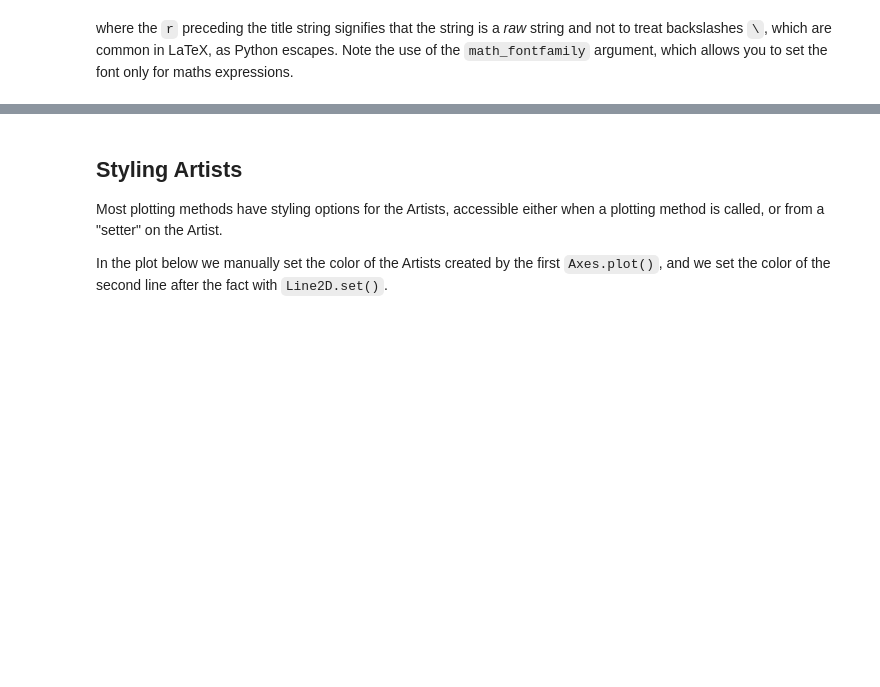
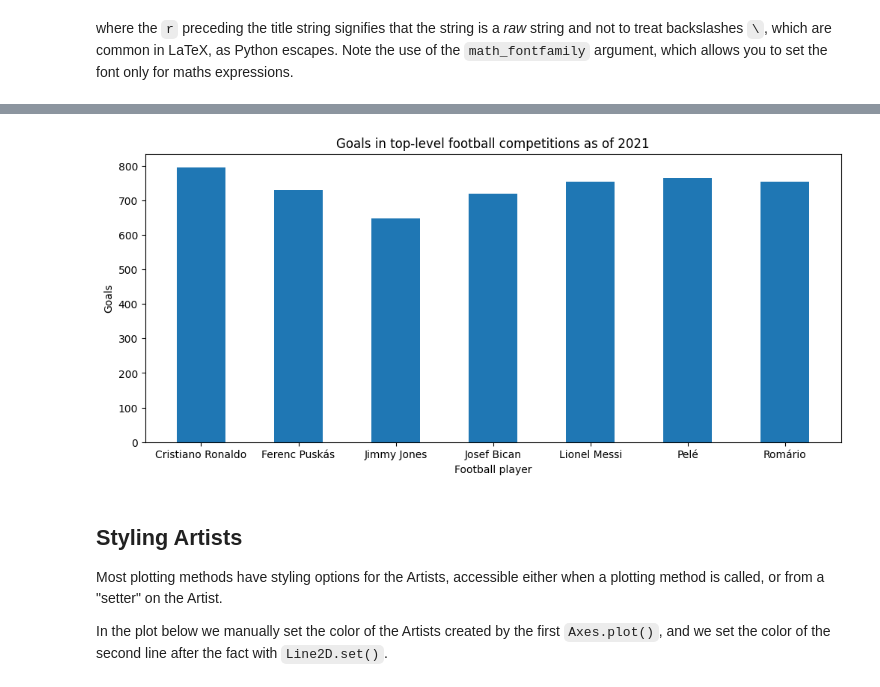
Before and after one commit to TLouf/Py4DataSci-course, a Jupyter notebook: python-school/visualization/1-basics.ipynb, the cells around one changed output, grey strips where cells are left out. Saved outputs shown, nothing was run; the diff lists cells and outputs as text; code cells hidden in the pictures; blank space fills up the shorter version.

```diff
--- a/python-school/visualization/1-basics.ipynb
+++ b/python-school/visualization/1-basics.ipynb
@@ -237,3 +257,7 @@ where the ``r`` preceding the title string signifies that the string is a
+# %%
+fig
+# %% [output]
+[figure, added]
 # %% [markdown]
 ## Styling Artists
 
```
Also changed, not shown: parts of 14 cells of this notebook, 11 other files.
